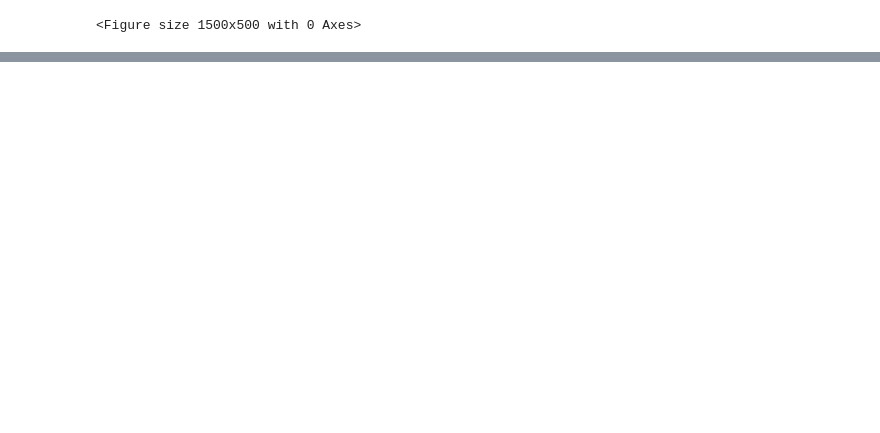
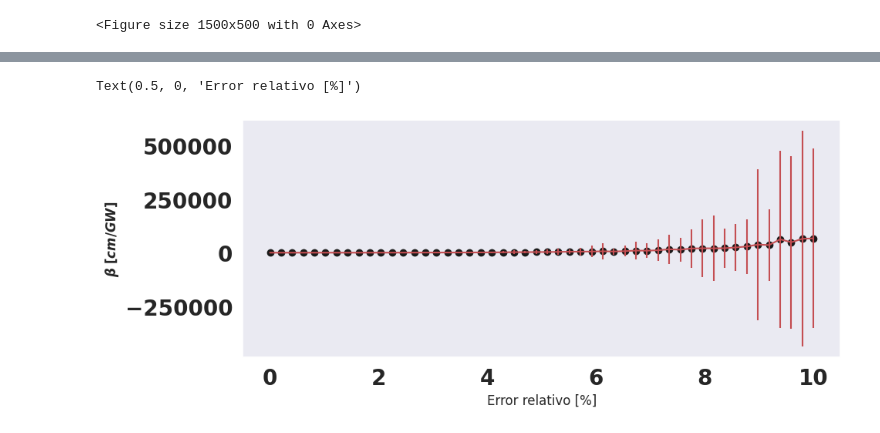
Before and after one commit to EstebanM-98/University_codes, a Jupyter notebook: TPA/analisis2.ipynb, the cells around one changed output, grey strips where cells are left out. Drawn from its saved outputs; the diff is of its cells as text; code cells hidden in the pictures; blank space fills up the shorter version.

```diff
--- a/TPA/analisis2.ipynb
+++ b/TPA/analisis2.ipynb
@@ -446,0 +464,10 @@ plt.yticks(y_positions, np.sort(y_labels),fontsize=20)
+# %%
+fig = plt.figure(figsize=(10,4))
+plt.plot(er_r,M_beta[:,45],'ko')
+plt.errorbar(er_r,M_beta[:,45],yerr=M_sigma[:,45],color='r',label='Valor real')
+plt.ylabel(r'$\beta$ $[cm/GW]$')
+plt.grid()
+plt.xlabel('Error relativo [%]')
+# %% [output]
+Text(0.5, 0, 'Error relativo [%]')
+[figure, added]
```
Also changed, not shown: parts of 22 cells of this notebook, 15 other files.
